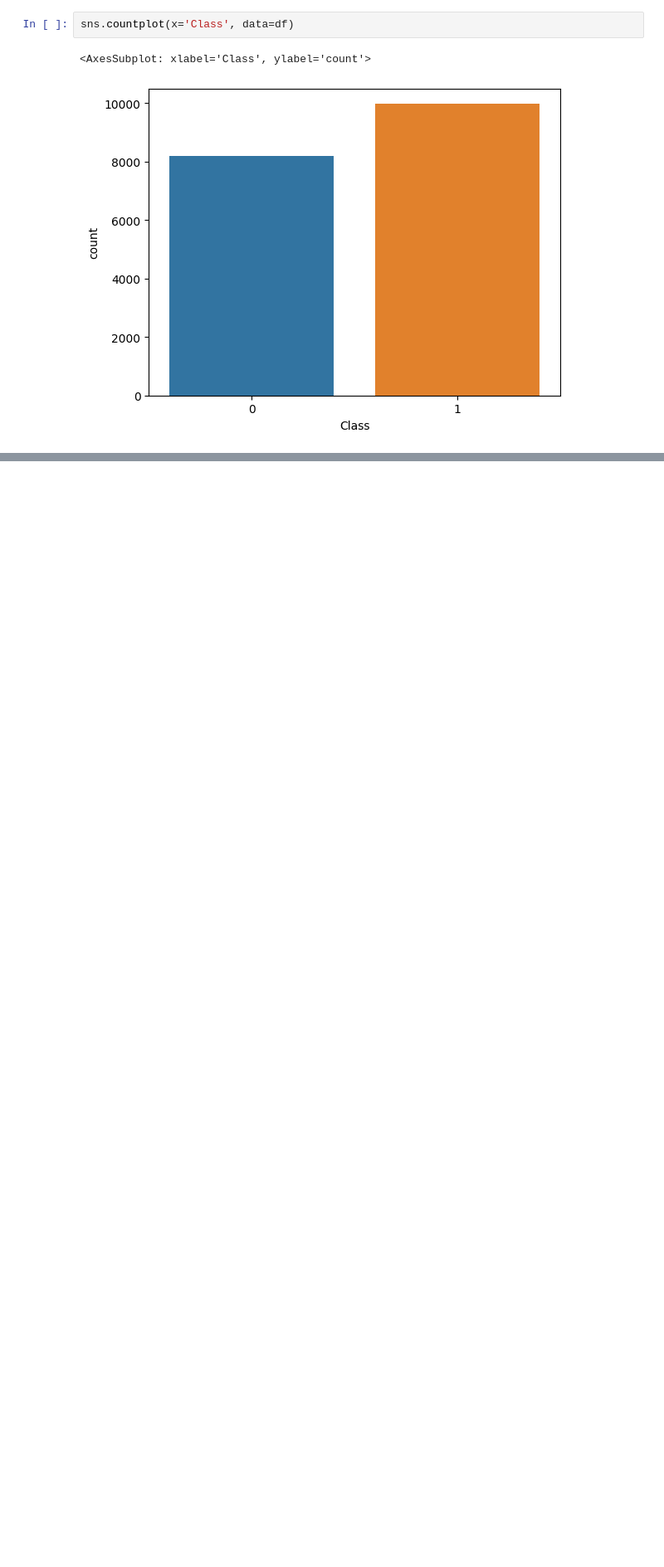
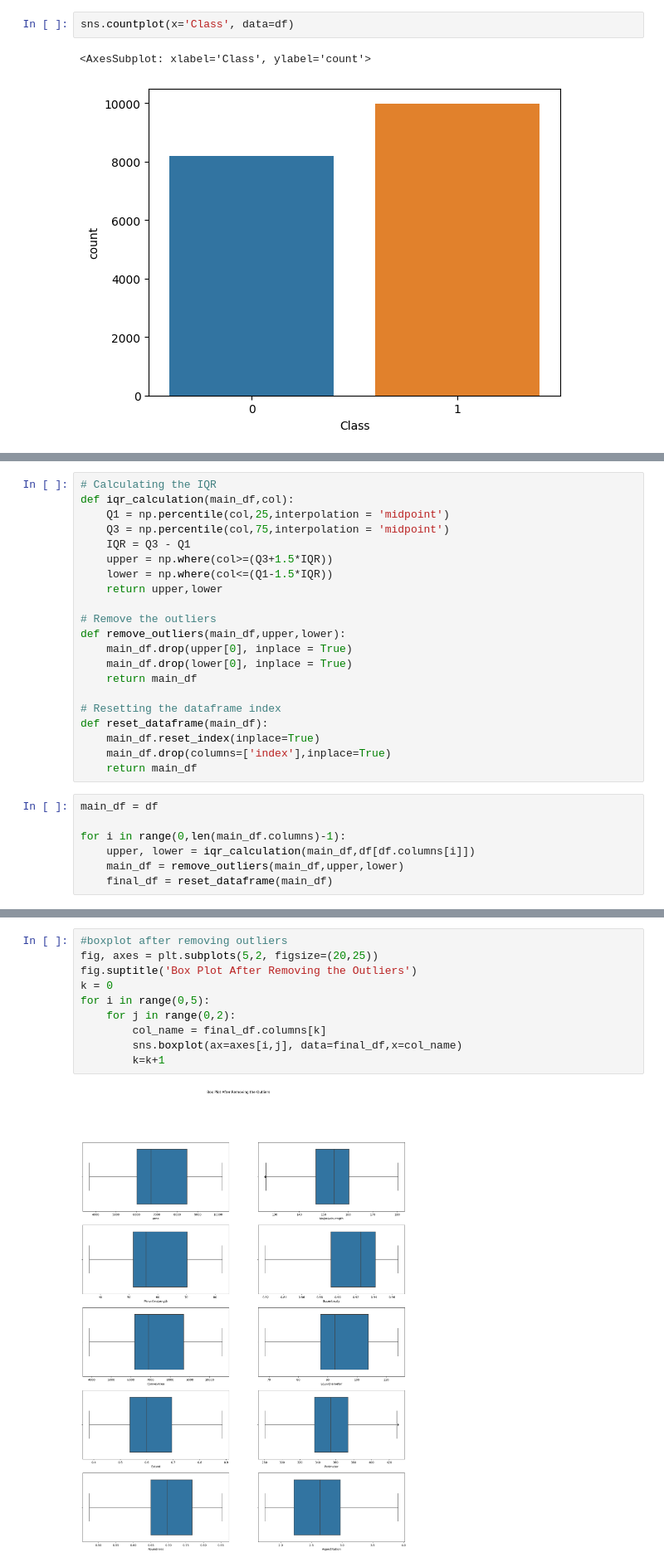
Before and after one commit to mubarakmayyeri/rice-type-classificatoin, a Jupyter notebook: rice_type_classification.ipynb, the cells around one changed output, grey strips where cells are left out. Shown at 83% size. Saved outputs shown, nothing was run; the diff lists cells and outputs as text; blank space fills up the shorter version.

```diff
--- a/rice_type_classification.ipynb
+++ b/rice_type_classification.ipynb
@@ -80,0 +122,28 @@ sns.countplot(x='Class', data=df)
+# %%
+# Calculating the IQR
+def iqr_calculation(main_df,col):
+    Q1 = np.percentile(col,25,interpolation = 'midpoint')
+    Q3 = np.percentile(col,75,interpolation = 'midpoint')
+    IQR = Q3 - Q1
+    upper = np.where(col>=(Q3+1.5*IQR))
+    lower = np.where(col<=(Q1-1.5*IQR))
+    return upper,lower
+
+# Remove the outliers
+def remove_outliers(main_df,upper,lower):
+    main_df.drop(upper[0], inplace = True)
+    main_df.drop(lower[0], inplace = True)
+    return main_df
+
+# Resetting the dataframe index
+def reset_dataframe(main_df):
+    main_df.reset_index(inplace=True)
+    main_df.drop(columns=['index'],inplace=True)
+    return main_df
+# %%
+main_df = df
+
+for i in range(0,len(main_df.columns)-1):
+    upper, lower = iqr_calculation(main_df,df[df.columns[i]])
+    main_df = remove_outliers(main_df,upper,lower)
+    final_df = reset_dataframe(main_df)
@@ -80,0 +154,12 @@ sns.countplot(x='Class', data=df)
+# %%
+#boxplot after removing outliers
+fig, axes = plt.subplots(5,2, figsize=(20,25))
+fig.suptitle('Box Plot After Removing the Outliers')
+k = 0
+for i in range(0,5):
+    for j in range(0,2):
+        col_name = final_df.columns[k]
+        sns.boxplot(ax=axes[i,j], data=final_df,x=col_name)
+        k=k+1
+# %% [output]
+[figure, added]
```
Also changed, not shown: parts of 13 cells of this notebook.
